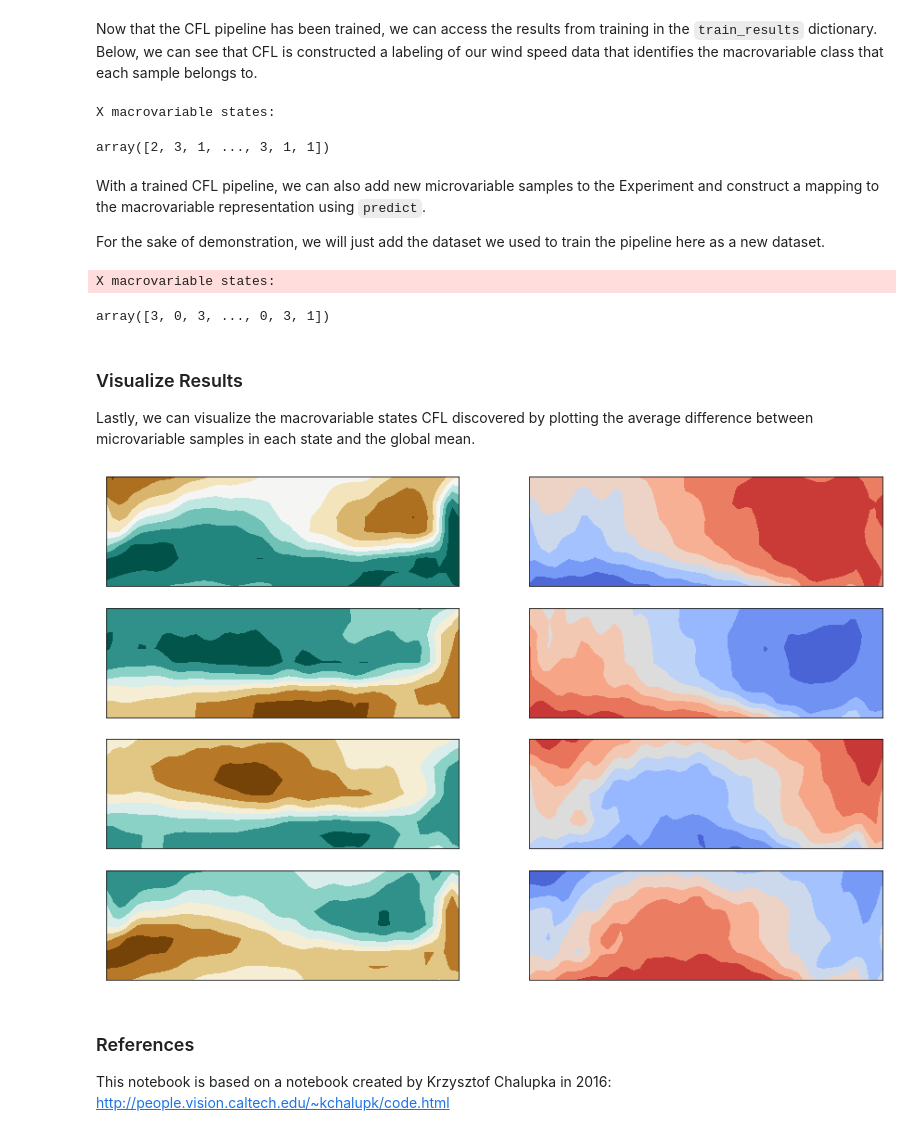
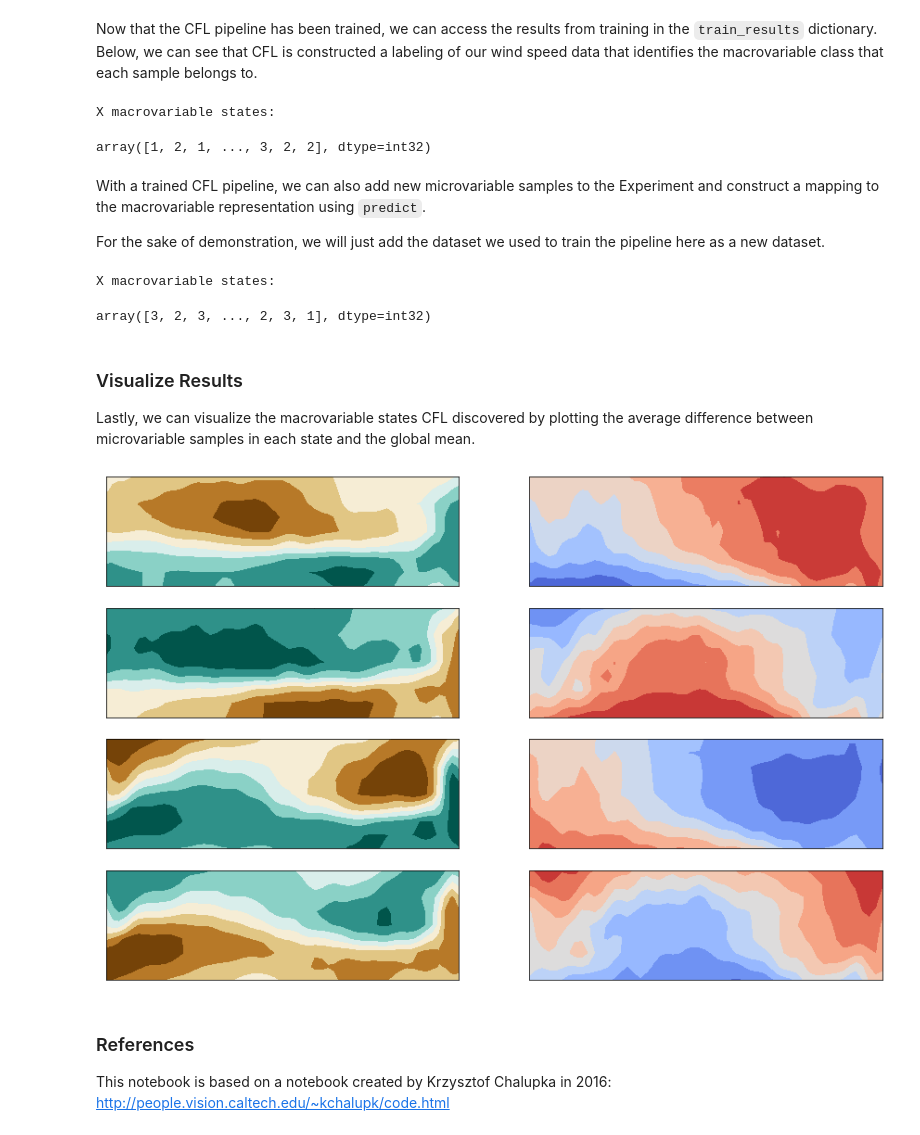
Before and after one commit to eberharf/cfl, a Jupyter notebook: docs/source/examples/el_nino_example.ipynb, the cells around one changed output. Saved outputs shown, nothing was run; the diff lists cells and outputs as text; code cells hidden in the pictures.

```diff
--- a/docs/source/examples/el_nino_example.ipynb
+++ b/docs/source/examples/el_nino_example.ipynb
@@ -75,13 +74,13 @@ CDE_params = { 'batch_size'  : 128,
                'dropouts'    : [0.2, 0.2, 0.0],
 }
 # clusterer parameters
-x_model = KMeans(n_clusters=4, random_state=0)
-y_model = KMeans(n_clusters=4, random_state=0)
-cluster_params = { 'x_model' : x_model,
-                   'y_model' : y_model }
+cause_cluster_params =  {'model' : 'KMeans', 'n_clusters' : 4,
+                         'random_state' : 0, 'verbose' : 0}
+effect_cluster_params = {'model' : 'KMeans', 'n_clusters' : 4,
+                         'random_state' : 0, 'verbose' : 0}
 # %%
-block_names = ['CondExpMod', 'Clusterer']
-block_params = [CDE_params, cluster_params]
+block_names = ['CondExpMod', 'CauseClusterer', 'EffectClusterer']
+block_params = [CDE_params, cause_cluster_params, effect_cluster_params]
 save_path = 'results'
 
 my_exp = Experiment(X_train=X, Y_train=Y, data_info=data_info, block_names=block_names, block_params=block_params, blocks=None, verbose=1, results_path=save_path)
@@ -112,10 +111,10 @@ Saving parameters to  results\experiment0000\trained_blocks\CondExpMod
 Now that the CFL pipeline has been trained, we can access the results from training in the      `train_results` dictionary. Below, we can see that CFL is constructed a labeling of our wind speed data that identifies the macrovariable class that each sample belongs to.
 # %%
 print('X macrovariable states:')
-train_results['Clusterer']['x_lbls']
+train_results['CauseClusterer']['x_lbls']
 # %% [output]
 X macrovariable states:
-array([2, 3, 1, ..., 3, 1, 1])
+array([1, 2, 1, ..., 3, 2, 2], dtype=int32)
 # %% [markdown]
 With a trained CFL pipeline, we can also add new microvariable samples to the Experiment and construct a mapping to the macrovariable representation using `predict`.
 
@@ -128,10 +127,10 @@ my_exp.add_dataset(X=X, Y=Y, dataset_name='dataset_test')
 pred_results = my_exp.predict('dataset_test')
 
 print('X macrovariable states:')
-pred_results['Clusterer']['x_lbls']
+pred_results['CauseClusterer']['x_lbls']
 # %% [output]
 X macrovariable states:
-array([3, 0, 3, ..., 0, 3, 1])
+array([3, 2, 3, ..., 2, 3, 1], dtype=int32)
 # %% [markdown]
 ### Visualize Results
 
@@ -139,15 +138,15 @@ Lastly, we can visualize the macrovariable states CFL discovered by plotting the
 # %%
 from cfl.visualization_methods.el_nino_vis import visualize
 
 #NOTE: these values are el nino-specific
 FIG_KWARGS = {'figsize' : (15,10), 'facecolor' : 'white'}
 X_KWARGS = { 'cmap' : 'BrBG_r' }
 Y_KWARGS = {'cmap' : 'coolwarm' }
-visualize(X, Y, x_lbls=pred_results['Clusterer']['x_lbls'],
-            y_lbls=pred_results['Clusterer']['y_lbls'], fig_kwargs=FIG_KWARGS,
+visualize(X, Y, x_lbls=pred_results['CauseClusterer']['x_lbls'],
+            y_lbls=pred_results['EffectClusterer']['y_lbls'], fig_kwargs=FIG_KWARGS,
             X_kwargs=X_KWARGS, Y_kwargs=Y_KWARGS)
 # %% [output]
-[figure, old version]
+[figure, new version]
 # %% [markdown]
 ### References
 
```
Also changed, not shown: parts of 2 cells of this notebook, 4 other files.
